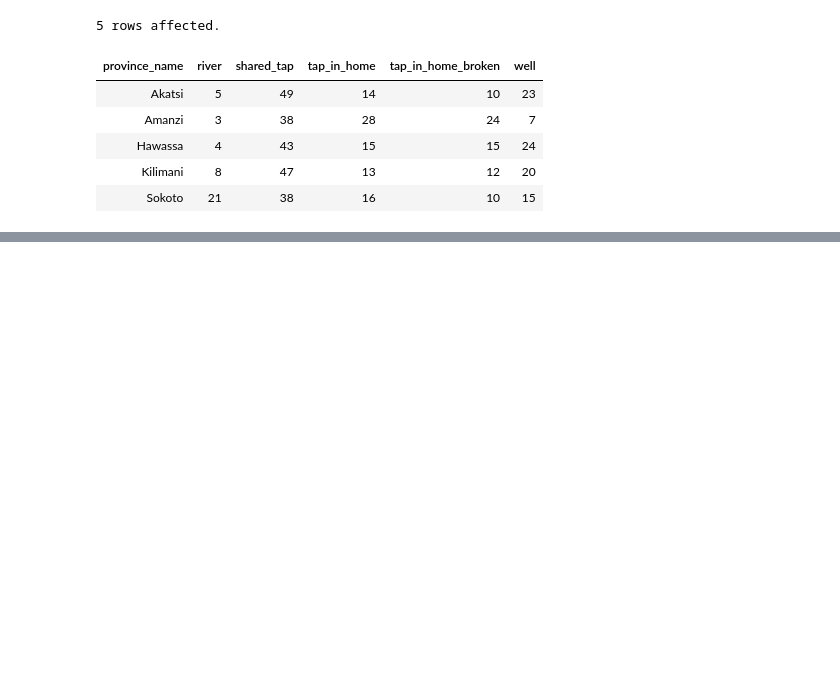
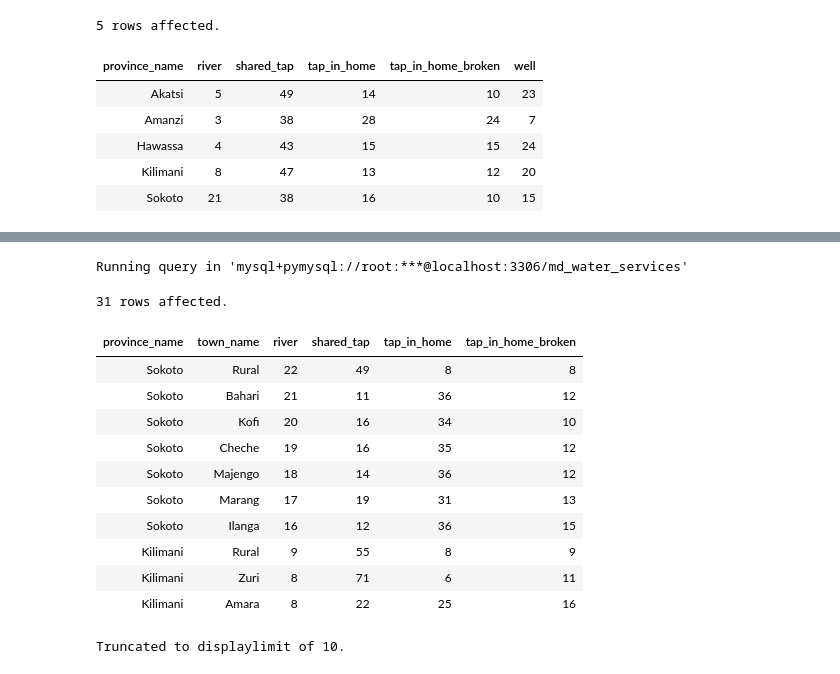
Before and after one commit to kelvinziroh/maji_ndogo, a Jupyter notebook: part_4/maji_ndogo_part4.ipynb, the cells around one changed output, grey strips where cells are left out. Drawn from its saved outputs; the diff is of its cells as text; code cells hidden in the pictures; blank space fills up the shorter version.

```diff
--- a/part_4/maji_ndogo_part4.ipynb
+++ b/part_4/maji_ndogo_part4.ipynb
@@ -136,0 +227,29 @@ Running query in 'mysql+pymysql://root:***@localhost:3306/md_water_services'
+# %%
+%%sql
+# Order the aggregated town access by river in descending order
+SELECT
+	province_name,
+    town_name,
+    river,
+    shared_tap,
+    tap_in_home,
+    tap_in_home_broken
+FROM
+	town_aggregated_water_access
+ORDER BY
+	river DESC;
+# %% [output]
+Running query in 'mysql+pymysql://root:***@localhost:3306/md_water_services'
+31 rows affected.
+| province_name | town_name | river | shared_tap | tap_in_home | tap_in_home_broken |
+| Sokoto | Rural | 22 | 49 | 8 | 8 |
+| Sokoto | Bahari | 21 | 11 | 36 | 12 |
+| Sokoto | Kofi | 20 | 16 | 34 | 10 |
+| Sokoto | Cheche | 19 | 16 | 35 | 12 |
+| Sokoto | Majengo | 18 | 14 | 36 | 12 |
+| Sokoto | Marang | 17 | 19 | 31 | 13 |
+| Sokoto | Ilanga | 16 | 12 | 36 | 15 |
+| Kilimani | Rural | 9 | 55 | 8 | 9 |
+| Kilimani | Zuri | 8 | 71 | 6 | 11 |
+| Kilimani | Amara | 8 | 22 | 25 | 16 |
+Truncated to displaylimit of 10.
```
Also changed, not shown: parts of 10 cells of this notebook.
